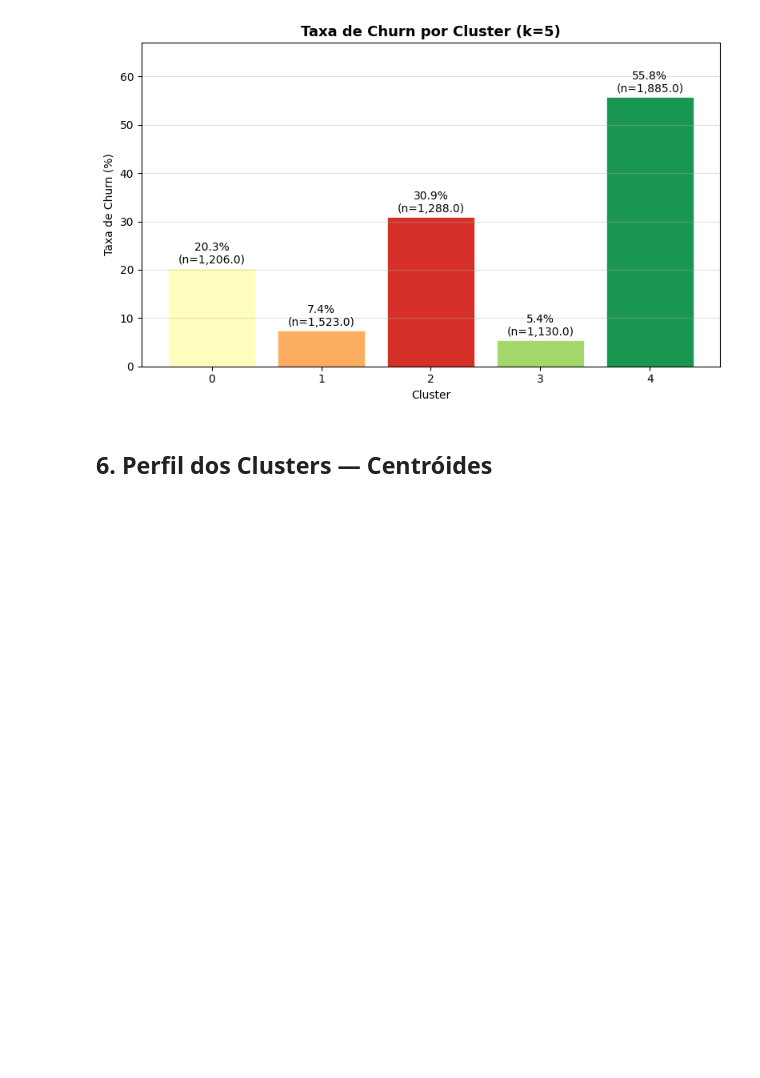
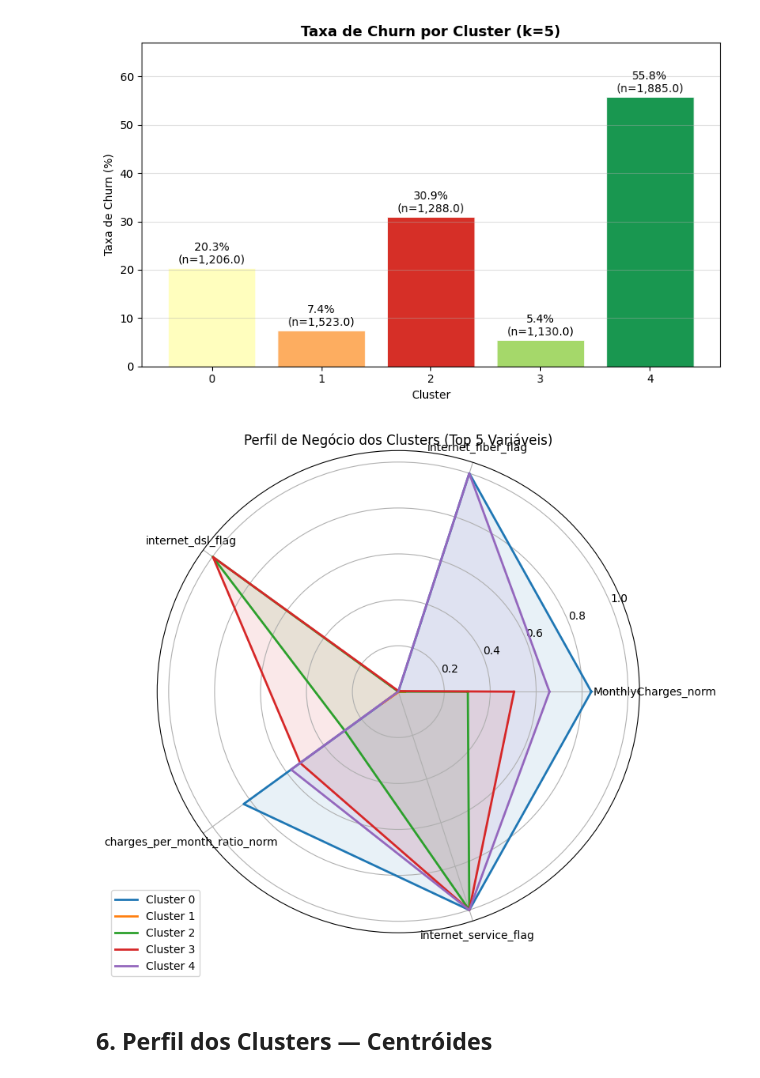
Before and after one commit to gabrielpires-1/predictive-churn-etl, a Jupyter notebook: src/04_clustering.ipynb, the cells around one changed output. Saved outputs shown, nothing was run; the diff lists cells and outputs as text; code cells hidden in the pictures; blank space fills up the shorter version.

```diff
--- a/src/04_clustering.ipynb
+++ b/src/04_clustering.ipynb
@@ -44,6 +48,8 @@ Primeiras linhas:
 K_RANGE = range(2, 11)
 inercias = []
 silhouette_scores = []
+calinski_scores = []
+davies_scores = []
 
 for k in K_RANGE:
     km = KMeans(
@@ -57,6 +63,9 @@ for k in K_RANGE:
 
     inercias.append(km.inertia_)
     silhouette_scores.append(silhouette_score(X, labels, sample_size=2000, random_state=RANDOM_STATE))
+    calinski_scores.append(calinski_harabasz_score(X, labels))
+    davies_scores.append(davies_bouldin_score(X, labels))
 
-    print(f"k={k:2d} | Inércia: {km.inertia_:,.1f} | Silhouette: {silhouette_scores[-1]:.4f}")
+    print(f"k={k:2d} | Inércia: {km.inertia_:,.1f} | Silhouette: {silhouette_scores[-1]:.4f} | Calinski:O Custo Real da Implementação
+O impacto no seu escopo é mínimo. Como você já tem o seu ambiente virtual configurado no terminal do Ubuntu, o custo técnico é literal e unicamente: {calinski_scores[-1]:,.1f} | Davies: {davies_scores[-1]:.4f}")
 # %% [output]
@@ -212,6 +259,31 @@ plt.savefig(CLUSTER_DIR / "churn_por_cluster.png", dpi=150, bbox_inches="tight")
 plt.show()
 # %% [output]
 [figure]
+# %%
+top_features = importances.head(5).index.tolist()
+radar_data = X.groupby("cluster")[top_features].mean().reset_index()
+
+categories = top_features
+N = len(categories)
+angles = [n / float(N) * 2 * pi for n in range(N)]
+angles += angles[:1]
+
+fig, ax = plt.subplots(figsize=(8, 8), subplot_kw=dict(polar=True))
+
+for i, row in radar_data.iterrows():
+    values = row[categories].values.flatten().tolist()
+    values += values[:1]
+    ax.plot(angles, values, linewidth=2, linestyle='solid', label=f"Cluster {int(row['cluster'])}")
+    ax.fill(angles, values, alpha=0.1)
+
+plt.xticks(angles[:-1], categories, size=10)
+plt.title("Perfil de Negócio dos Clusters (Top 5 Variáveis)")
+plt.legend(loc='upper right', bbox_to_anchor=(0.1, 0.1))
+plt.tight_layout()
+plt.savefig(CLUSTER_DIR / "cluster_radar_chart.png")
+plt.show()
+# %% [output]
+[figure, added]
 # %% [markdown]
 ## 6. Perfil dos Clusters — Centróides
 # %%
```
Also changed, not shown: parts of 4 cells of this notebook, 6 other files.
